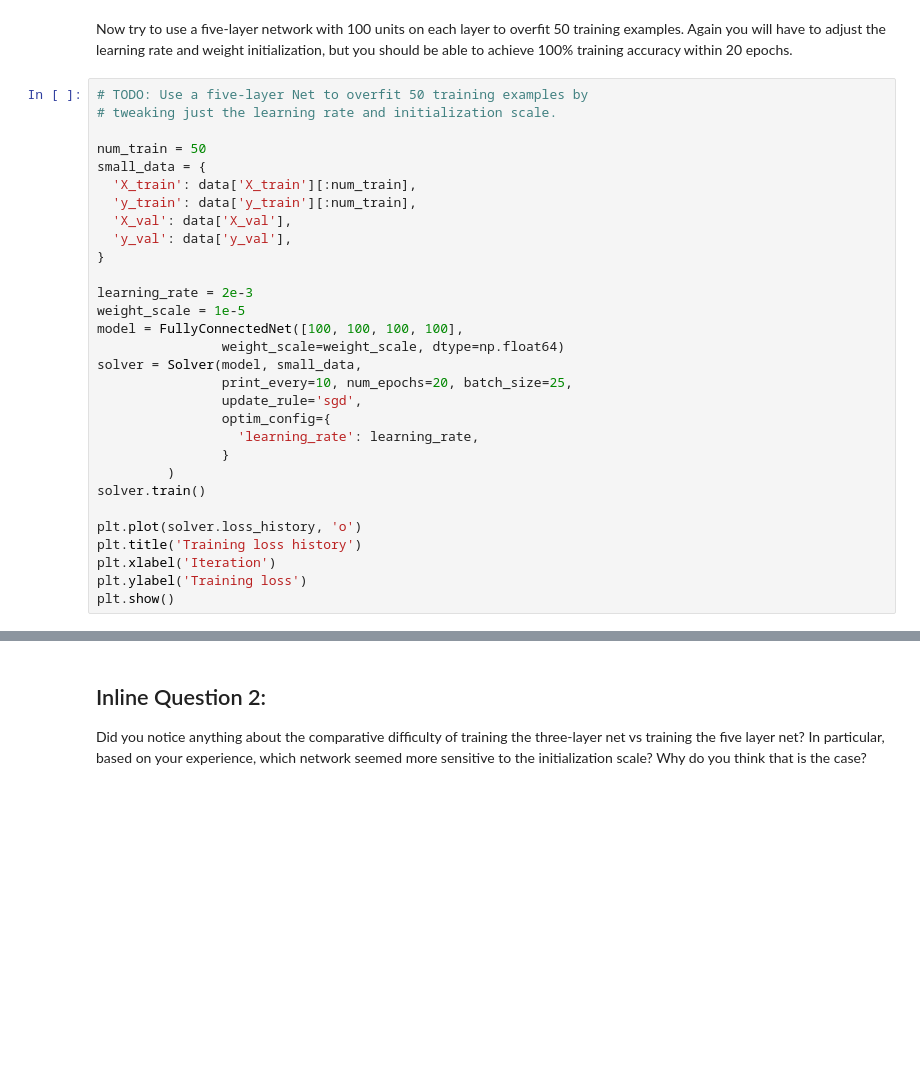
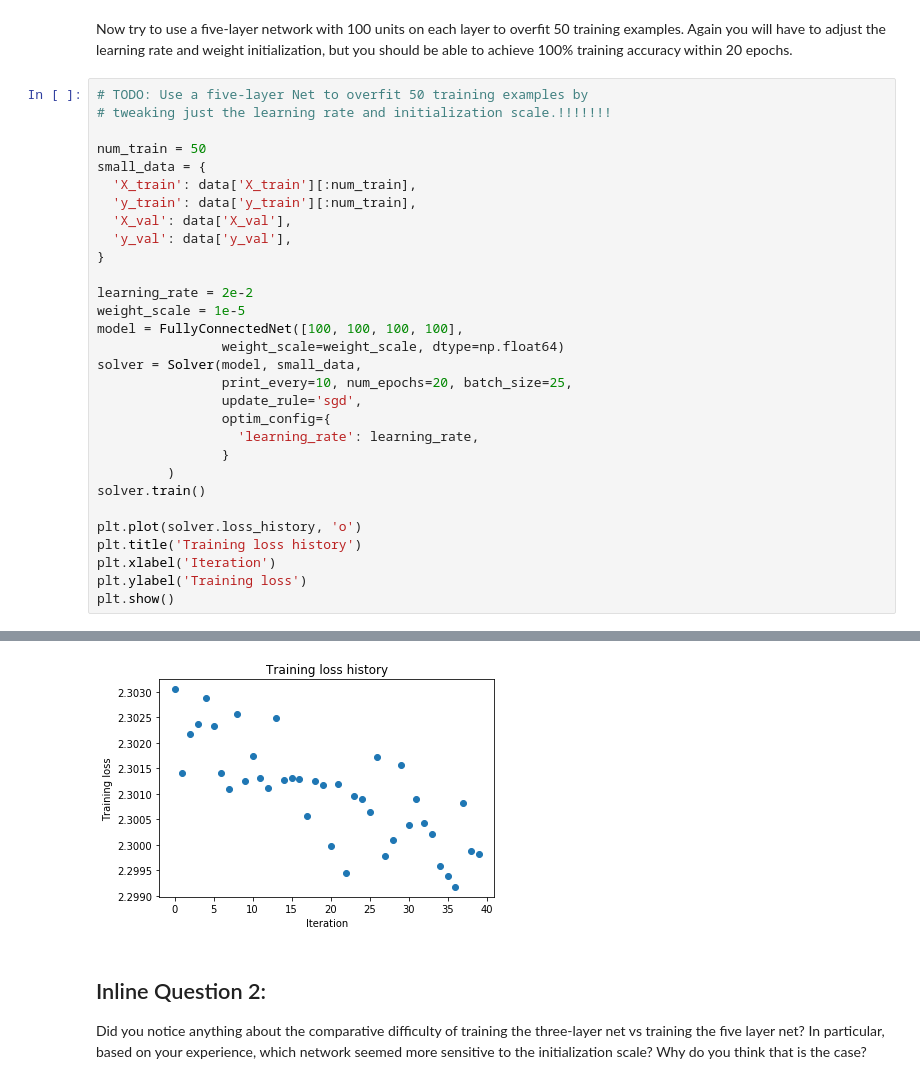
Before and after one commit to yinchimaoliang/cs231n-assignments, a Jupyter notebook: assignment2/FullyConnectedNets.ipynb, the cells around one changed output, grey strips where cells are left out. Drawn from its saved outputs; the diff is of its cells as text; blank space fills up the shorter version.

```diff
--- a/assignment2/FullyConnectedNets.ipynb
+++ b/assignment2/FullyConnectedNets.ipynb
@@ -492,7 +492,7 @@ plt.show()
 Now try to use a five-layer network with 100 units on each layer to overfit 50 training examples. Again you will have to adjust the learning rate and weight initialization, but you should be able to achieve 100% training accuracy within 20 epochs.
 # %%
 # TODO: Use a five-layer Net to overfit 50 training examples by
-# tweaking just the learning rate and initialization scale.
+# tweaking just the learning rate and initialization scale.!!!!!!!
 
 num_train = 50
 small_data = {
@@ -502,7 +502,7 @@ small_data = {
   'y_val': data['y_val'],
 }
 
-learning_rate = 2e-3
+learning_rate = 2e-2
 weight_scale = 1e-5
 model = FullyConnectedNet([100, 100, 100, 100],
                 weight_scale=weight_scale, dtype=np.float64)
@@ -520,3 +520,4 @@ plt.title('Training loss history')
 plt.xlabel('Iteration')
 plt.ylabel('Training loss')
 plt.show()
+# %% [output]
@@ -523,3 +541,4 @@ plt.show()
+[figure, added]
 # %% [markdown]
 ## Inline Question 2:
 Did you notice anything about the comparative difficulty of training the three-layer net vs training the five layer net? In particular, based on your experience, which network seemed more sensitive to the initialization scale? Why do you think that is the case?
```
Also changed, not shown: parts of 3 cells of this notebook, 2 other files.
